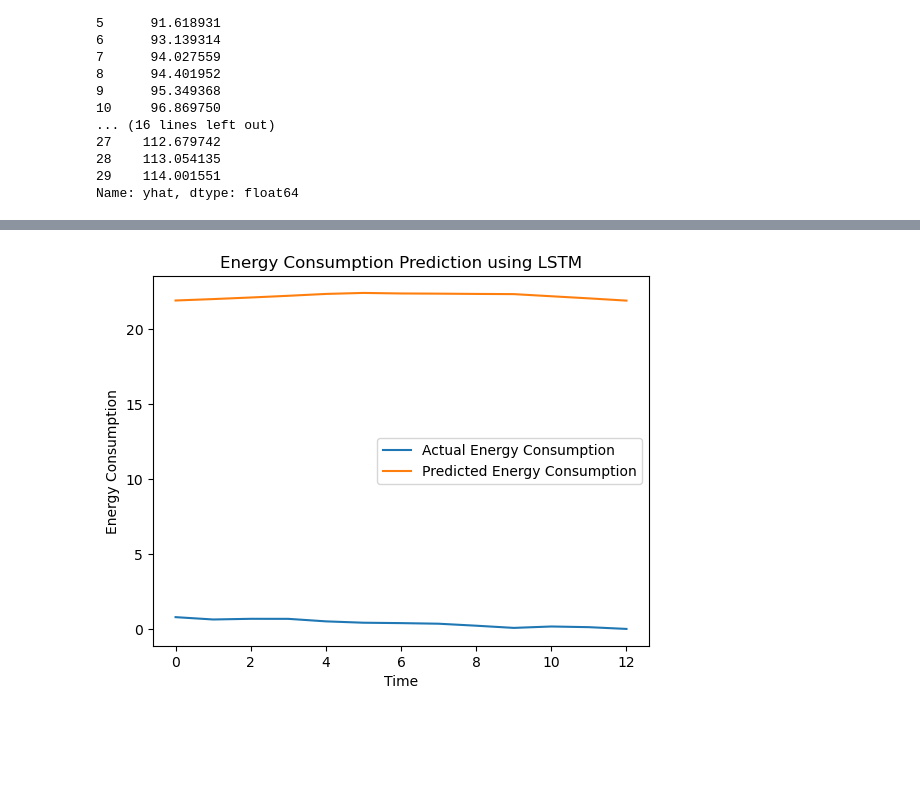
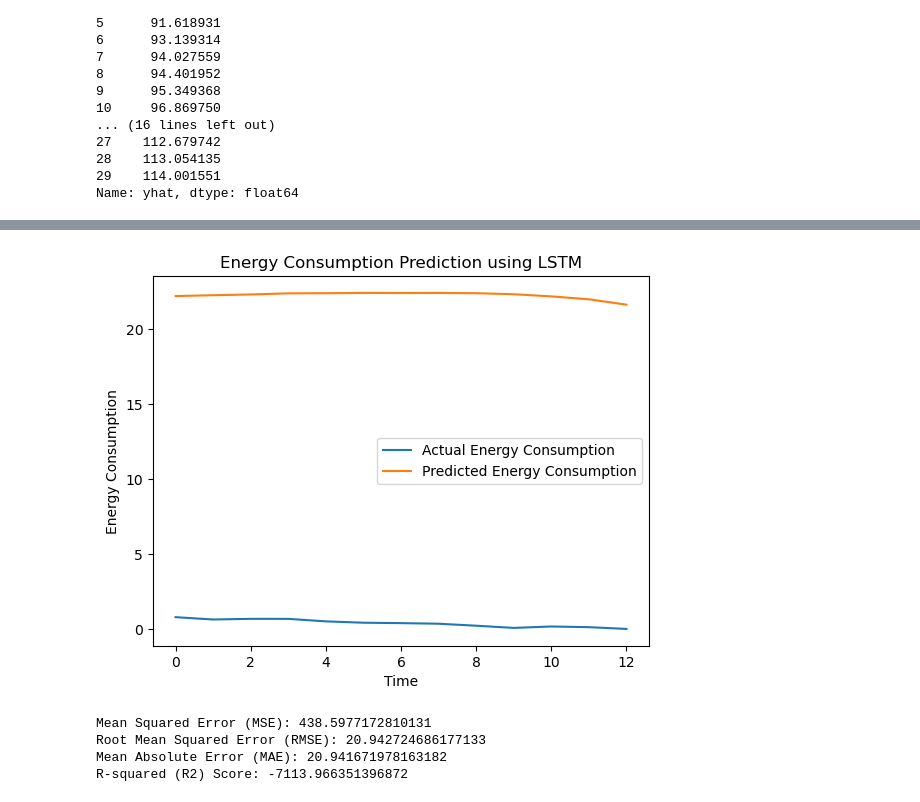
Before and after one commit to AmitaGarad/Machine-Learning-Climate-Change-vs-Energy-Consumption, a Jupyter notebook: Ds-Models/Prophet_model.ipynb, the cells around one changed output, grey strips where cells are left out. Cells and saved outputs as stored; diff of their text form; code cells hidden in the pictures; blank space fills up the shorter version.

Commit message:
prophet-model_fix

```diff
--- a/Ds-Models/Prophet_model.ipynb
+++ b/Ds-Models/Prophet_model.ipynb
@@ -4,7 +4,7 @@ from prophet import Prophet
 from prophet.plot import plot_plotly, plot_components_plotly
 # %%
 # Load the data
-data = pd.read_csv('../Data Source/combined.csv')
+data = pd.read_csv('../Data Source/combined_single_sealevel.csv')
 # %%
 # Preprocess the data
 data['ds'] = pd.to_datetime(data['Year'], format='%Y')
@@ -102,11 +99,0 @@ Name: yhat, dtype: float64
-# %%
-import pandas as pd
-
-# Load the data
-data = pd.read_csv("../Data Source/updated_combined.csv")
-
-# Convert non-numeric values to NaN
-data[['CSIRO - Adjusted sea level (inches)', 'NOAA - Adjusted sea level (inches)', 'Precipitation Change', 'Temperature Change (Celcius)']] = data[['CSIRO - Adjusted sea level (inches)', 'NOAA - Adjusted sea level (inches)', 'Precipitation Change', 'Temperature Change (Celcius)']].apply(pd.to_numeric, errors='coerce')
-
-# Proceed with your analysis
-# Your code for modeling, forecasting, and evaluation goes here
@@ -120,11 +109,7 @@ from keras.models import Sequential
 from keras.layers import LSTM, Dense
 
 # Load the dataset
-dataset = pd.read_csv('../Data Source/updated_combined.csv')
-
-# Drop irrelevant columns
-dataset.drop(['CSIRO - Adjusted sea level (inches)', 'NOAA - Adjusted sea level (inches)',
-              'Precipitation Change'], axis=1, inplace=True)
+dataset = pd.read_csv('../Data Source/combined_single_sealevel.csv')
 
 # Convert 'Year' column to datetime format
 dataset['Year'] = pd.to_datetime(dataset['Year'], format='%Y')
@@ -187,6 +172,7 @@ plt.xlabel('Time')
 plt.ylabel('Energy Consumption')
 plt.title('Energy Consumption Prediction using LSTM')
 plt.legend()
+plt.savefig('../Random_forest_model_images/LSTM_Energy_Consumption_Prediction.png')
 plt.show()
 # %% [output]
 Epoch 1/100
@@ -209 +196,27 @@ Epoch 100/100
-[figure, old version]
+[figure, new version]
+# %%
+#test the LSTM model performance
+from sklearn.metrics import mean_squared_error, mean_absolute_error, r2_score
+import numpy as np
+
+# Calculate Mean Squared Error (MSE)
+mse = mean_squared_error(y_test, predictions)
+
+# Calculate Root Mean Squared Error (RMSE)
+rmse = np.sqrt(mse)
+
+# Calculate Mean Absolute Error (MAE)
+mae = mean_absolute_error(y_test, predictions)
+
+# Calculate R-squared (R2) Score
+r2 = r2_score(y_test, predictions)
+
+print("Mean Squared Error (MSE):", mse)
+print("Root Mean Squared Error (RMSE):", rmse)
+print("Mean Absolute Error (MAE):", mae)
+print("R-squared (R2) Score:", r2)
+# %% [output]
+Mean Squared Error (MSE): 438.5977172810131
+Root Mean Squared Error (RMSE): 20.942724686177133
+Mean Absolute Error (MAE): 20.941671978163182
+R-squared (R2) Score: -7113.966351396872
```
Also changed, not shown: parts of 14 cells of this notebook.
